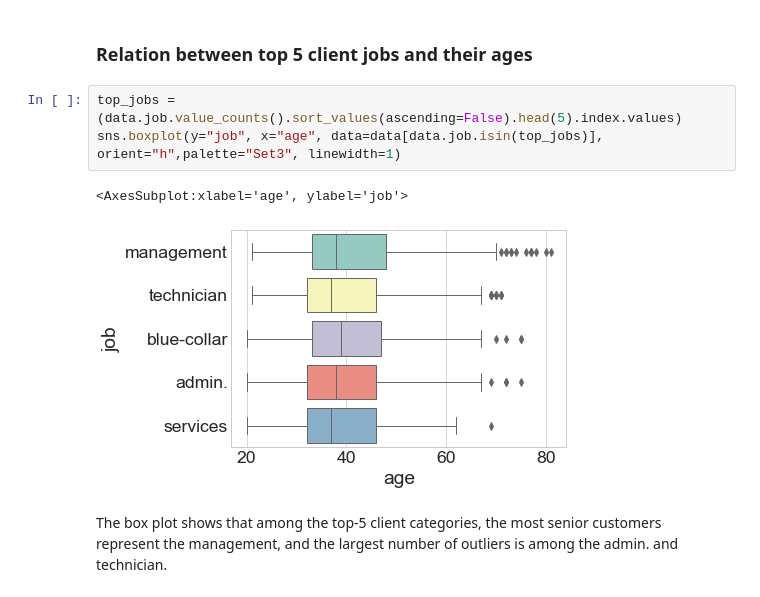
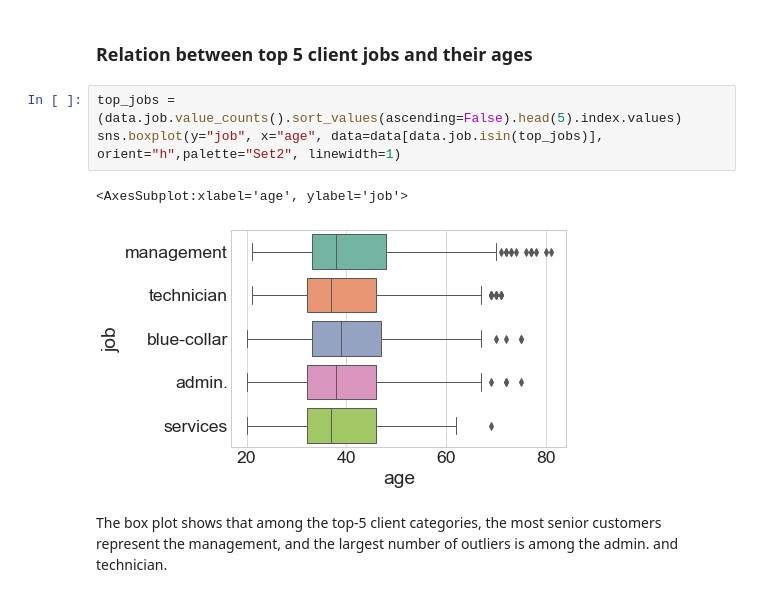
Before and after one commit to aditya230302/Bank-Full-EDA, a Jupyter notebook: bank123456789.ipynb, the cells around one changed output. Cells and saved outputs as stored; diff of their text form.

```diff
--- a/bank123456789.ipynb
+++ b/bank123456789.ipynb
@@ -430,10 +436,10 @@ The histogram class distribution for **age** variable shows that most of the dat
 ### Relation between top 5 client jobs and their ages
 # %%
 top_jobs = (data.job.value_counts().sort_values(ascending=False).head(5).index.values)
-sns.boxplot(y="job", x="age", data=data[data.job.isin(top_jobs)], orient="h",palette="Set3", linewidth=1)
+sns.boxplot(y="job", x="age", data=data[data.job.isin(top_jobs)], orient="h",palette="Set2", linewidth=1)
 # %% [output]
 <AxesSubplot:xlabel='age', ylabel='job'>
-[figure, old version]
+[figure, new version]
 # %% [markdown]
 The box plot shows that among the top-5 client categories, the most senior customers represent the management, and the largest number of outliers is among the admin. and technician.
 # %% [markdown]
```
Also changed, not shown: parts of 17 cells of this notebook.
